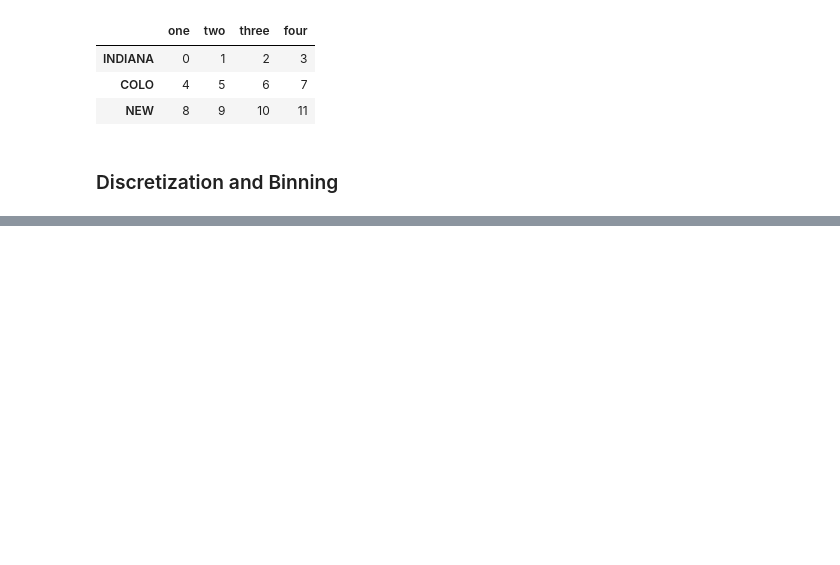
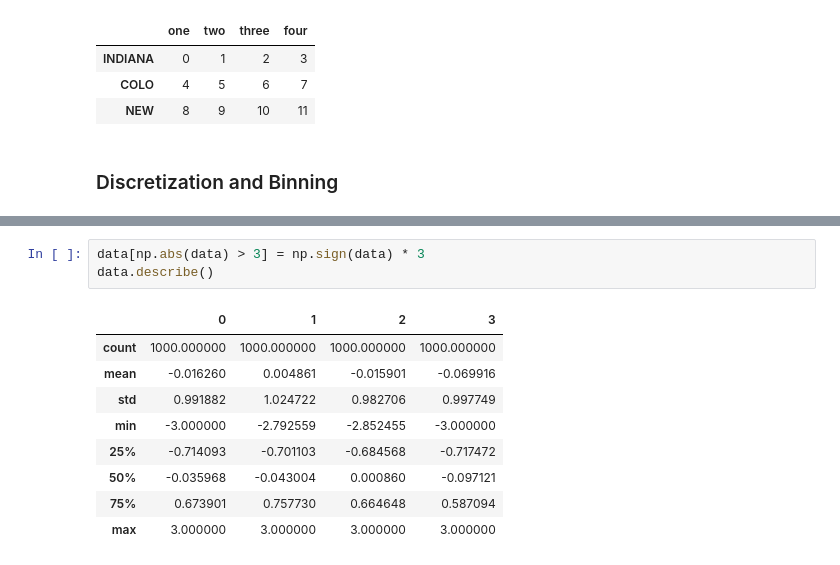
Before and after one commit to TomLafferty/2dot1-WesWrangling, a Jupyter notebook: Chapter7WorkAlong.ipynb, the cells around one changed output, grey strips where cells are left out. Saved outputs shown, nothing was run; the diff lists cells and outputs as text; blank space fills up the shorter version.

```diff
--- a/Chapter7WorkAlong.ipynb
+++ b/Chapter7WorkAlong.ipynb
@@ -416,0 +524,13 @@ data
+# %%
+data[np.abs(data) > 3] = np.sign(data) * 3
+data.describe()
+# %% [output]
+|  | 0 | 1 | 2 | 3 |
+| count | 1000.000000 | 1000.000000 | 1000.000000 | 1000.000000 |
+| mean | -0.016260 | 0.004861 | -0.015901 | -0.069916 |
+| std | 0.991882 | 1.024722 | 0.982706 | 0.997749 |
+| min | -3.000000 | -2.792559 | -2.852455 | -3.000000 |
+| 25% | -0.714093 | -0.701103 | -0.684568 | -0.717472 |
+| 50% | -0.035968 | -0.043004 | 0.000860 | -0.097121 |
+| 75% | 0.673901 | 0.757730 | 0.664648 | 0.587094 |
+| max | 3.000000 | 3.000000 | 3.000000 | 3.000000 |
```
Also changed, not shown: parts of 80 cells of this notebook.
